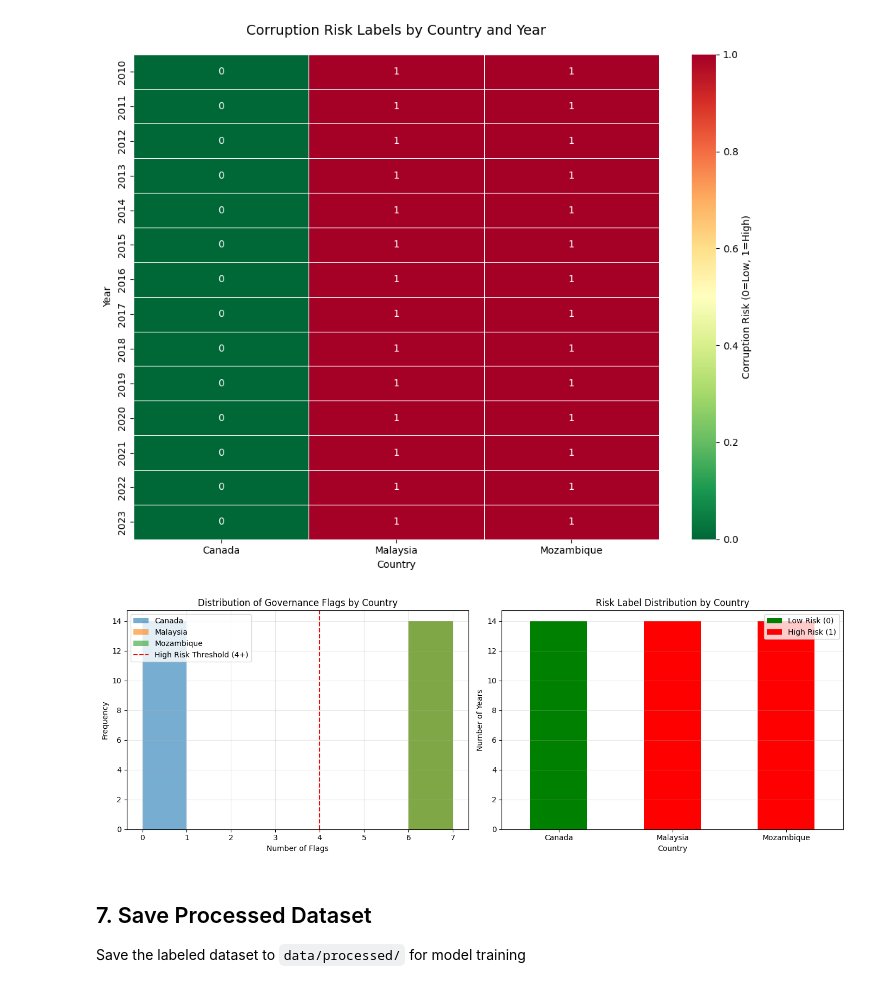
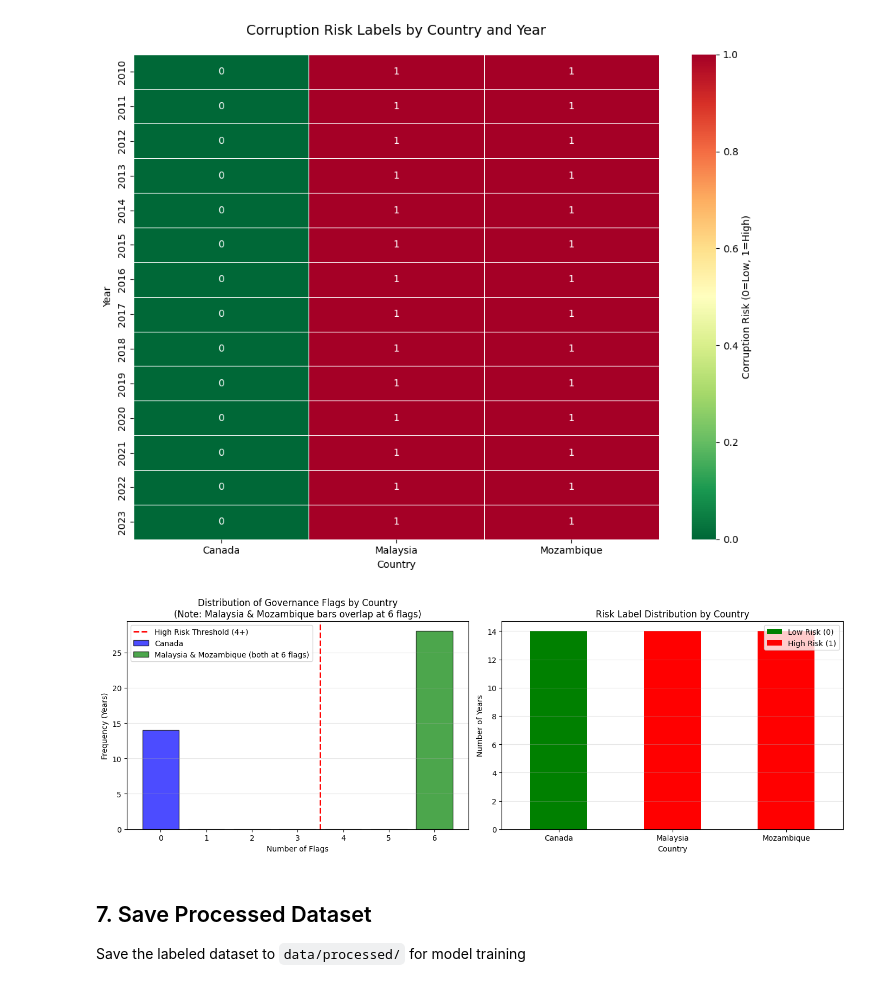
Before and after one commit to snitilf/innovationshowcase, a Jupyter notebook: notebooks/02_data_cleaning_labeling.ipynb, the cells around one changed output. Drawn from its saved outputs; the diff is of its cells as text; code cells hidden in the pictures.

Commit message:
updates to figures for 3 country baseline data

```diff
--- a/notebooks/02_data_cleaning_labeling.ipynb
+++ b/notebooks/02_data_cleaning_labeling.ipynb
@@ -477,33 +473,44 @@ plt.show()
 # %%
 # distribution of flags
 fig, axes = plt.subplots(1, 2, figsize=(14, 5))
 
-# flag distribution by country
-for country in countries:
-    country_data = df[df['Country'] == country]['total_flags']
-    axes[0].hist(country_data, alpha=0.6, label=country, bins=range(0, 8))
-axes[0].axvline(x=4, color='red', linestyle='--', label='High Risk Threshold (4+)')
+# flag distribution by country - using bar chart for discrete values
+# Note: Malaysia and Mozambique both have 6 flags for all 14 years, so they overlap at x=6
+flag_values = [0, 1, 2, 3, 4, 5, 6]
+
+# count frequencies for each country
+canada_counts = [sum(df[df['Country'] == 'Canada']['total_flags'] == i) for i in flag_values]
+malaysia_mozambique_counts = [sum(df[df['Country'].isin(['Malaysia', 'Mozambique'])]['total_flags'] == i) for i in flag_values]
+
+# plot bars
+axes[0].bar(flag_values, canada_counts, alpha=0.7, label='Canada', color='blue', edgecolor='black', width=0.8)
+# overlay Malaysia & Mozambique (they'll overlap where both exist)
+axes[0].bar(flag_values, malaysia_mozambique_counts, alpha=0.7,
+            label='Malaysia & Mozambique (both at 6 flags)', color='green', edgecolor='black', width=0.8)
+
+axes[0].axvline(x=3.5, color='red', linestyle='--', linewidth=2, label='High Risk Threshold (4+)')
 axes[0].set_xlabel('Number of Flags')
-axes[0].set_ylabel('Frequency')
-axes[0].set_title('Distribution of Governance Flags by Country')
+axes[0].set_ylabel('Frequency (Years)')
+axes[0].set_title('Distribution of Governance Flags by Country\n(Note: Malaysia & Mozambique bars overlap at 6 flags)')
+axes[0].set_xticks(flag_values)
 axes[0].legend()
-axes[0].grid(True, alpha=0.3)
+axes[0].grid(True, alpha=0.3, axis='y')
 
 # risk label distribution
 risk_counts = df.groupby('Country')['corruption_risk'].value_counts().unstack(fill_value=0)
 risk_counts.plot(kind='bar', stacked=True, ax=axes[1], color=['green', 'red'])
 axes[1].set_xlabel('Country')
 axes[1].set_ylabel('Number of Years')
 axes[1].set_title('Risk Label Distribution by Country')
 axes[1].legend(['Low Risk (0)', 'High Risk (1)'])
 axes[1].set_xticklabels(axes[1].get_xticklabels(), rotation=0)
 axes[1].grid(True, alpha=0.3, axis='y')
 
 plt.tight_layout()
 plt.savefig('results/figures/02/flag_risk_distribution.png', dpi=300, bbox_inches='tight')
 plt.show()
 # %% [output]
-[figure, old version]
+[figure, new version]
 # %% [markdown]
 ## 7. Save Processed Dataset
 
```
Also changed, not shown: parts of 8 cells of this notebook, 6 other files.
